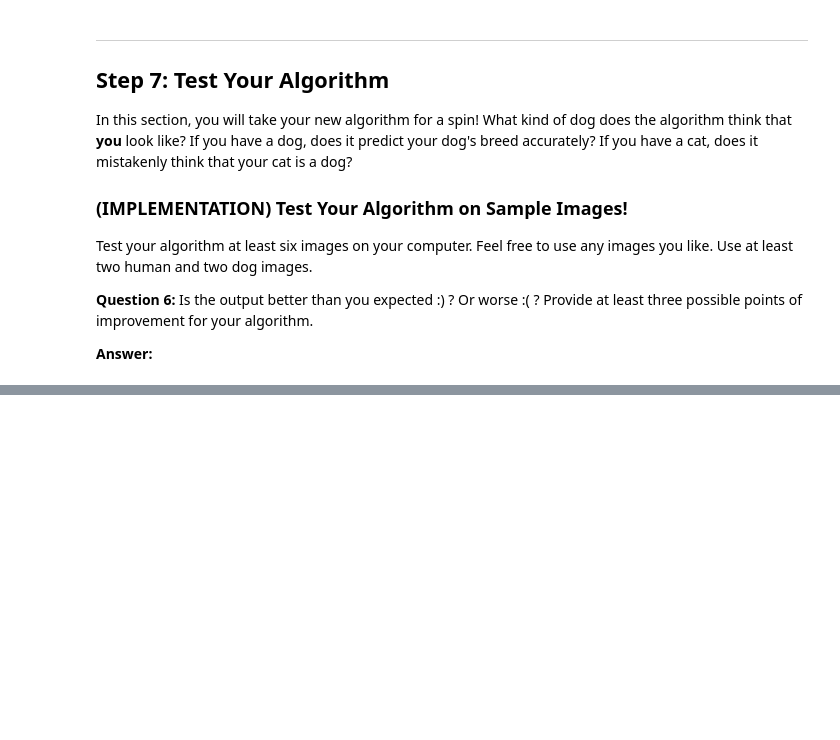
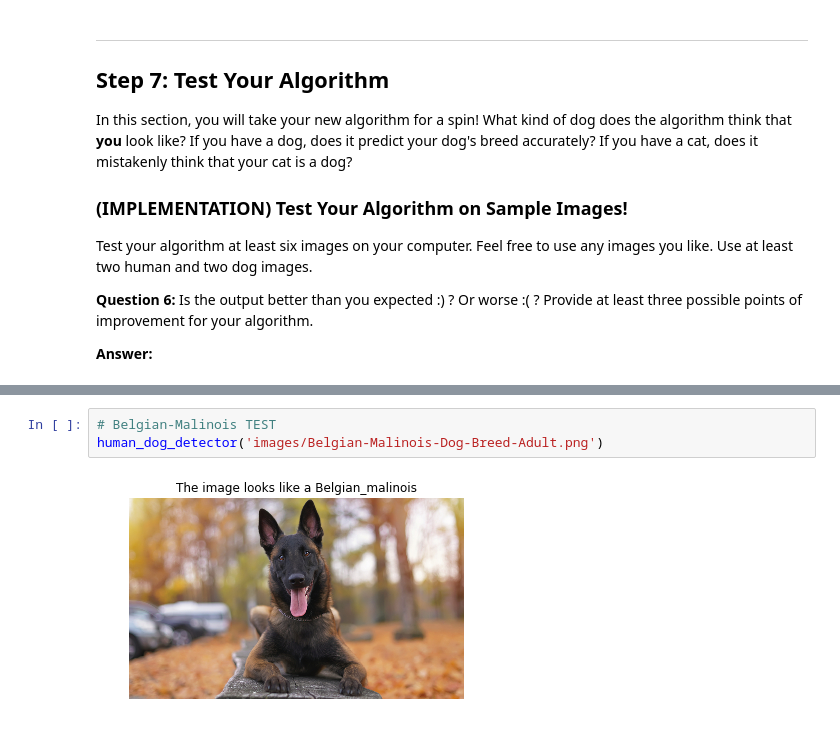
Before and after one commit to DanyIvan/Dog-breed-classifier-from-scratch, a Jupyter notebook: dog_app.ipynb, the cells around one changed output, grey strips where cells are left out. Drawn from its saved outputs; the diff is of its cells as text; blank space fills up the shorter version.

```diff
--- a/dog_app.ipynb
+++ b/dog_app.ipynb
@@ -783,0 +847,5 @@ __Answer:__
+# %%
+# Belgian-Malinois TEST
+human_dog_detector('images/Belgian-Malinois-Dog-Breed-Adult.png')
+# %% [output]
+[figure, added]
```
Also changed, not shown: parts of 24 cells of this notebook, 7 other files.
